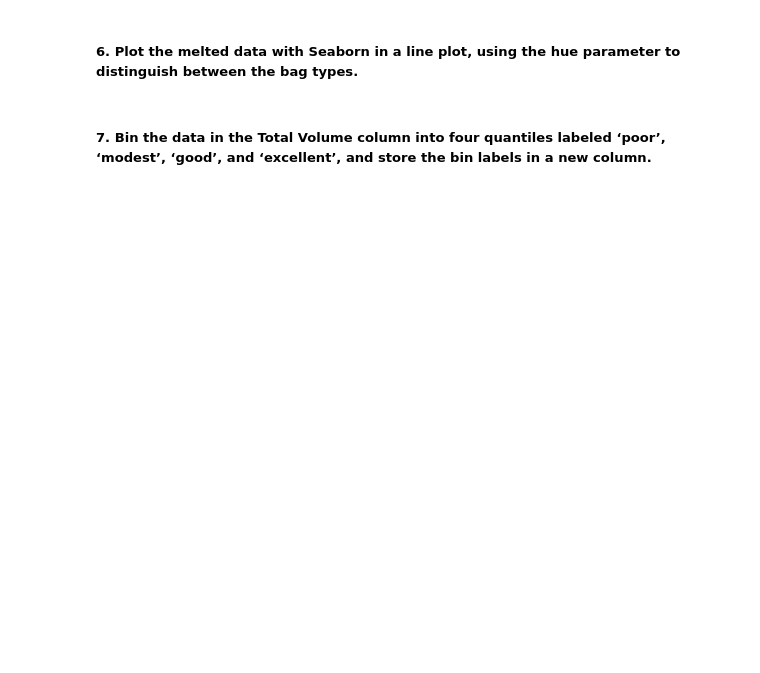
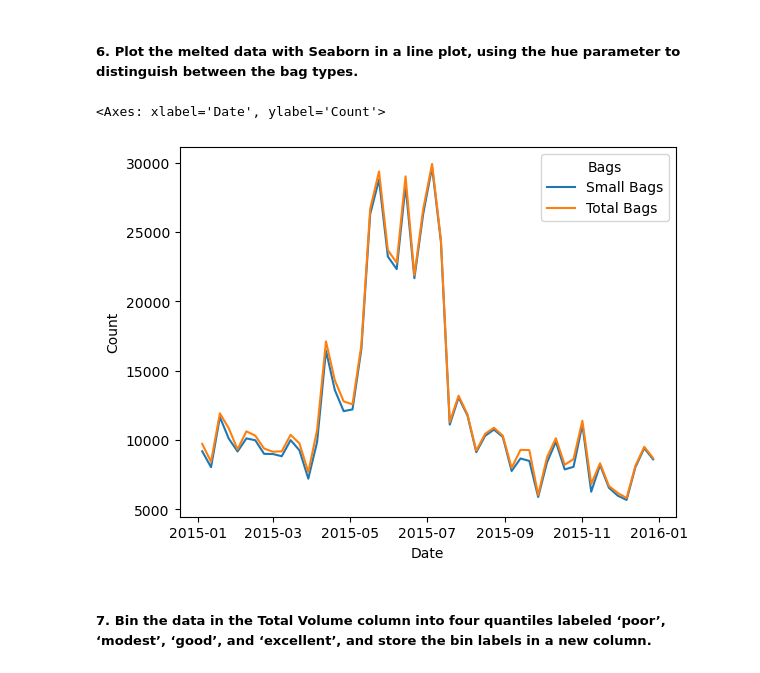
Before and after one commit to mesieou/deakin, a Jupyter notebook: introduction-to-ai/p7/P7.ipynb, the cells around one changed output. Drawn from its saved outputs; the diff is of its cells as text; code cells hidden in the pictures; blank space fills up the shorter version.

```diff
--- a/introduction-to-ai/p7/P7.ipynb
+++ b/introduction-to-ai/p7/P7.ipynb
@@ -41,8 +46,11 @@ data.info()
+# %%
+data["Date"] = pd.to_datetime(data["Date"])
 # %% [markdown]
 ##### 4.	Filter the data so it contains just the rows for 2015, for the conventional type, and for the region named Albany. Store just the Date, Total Bags, and Small Bags columns in a new DataFrame.
 # %%
 # write your code here
 
 # Filter the data to include only the rows where the year is 2015, the region is "Albany", and the type is "conventional"
-
+data_filtered = data.query("year == 2015 and type == 'conventional' and region == 'Albany'")
 # Select only the "Date", "Total Bags", and "Small Bags" columns from the filtered data
+date_total_and_small_bags = data_filtered[['Date', 'Total Bags', 'Small Bags']]
@@ -52,6 +78,8 @@ data.info()
 # write your code here
 
 # Reshape the data using pd.melt(), with the "Date" column as the identifier variable
+data_new = date_total_and_small_bags.melt(id_vars=['Date'], value_vars=['Small Bags', 'Total Bags'], var_name='Bags', value_name='Count')
 # and the "Total Bags" and "Small Bags" columns as the value variables
 
 # Display the reshaped data
+display(data_new)
@@ -59,5 +101,9 @@ data.info()
 ##### 6.	Plot the melted data with Seaborn in a line plot, using the hue parameter to distinguish between the bag types.
 # %%
 # write your code here
+sns.lineplot(data=data_new, x='Date', y='Count', hue='Bags')
+# %% [output]
+<Axes: xlabel='Date', ylabel='Count'>
+[figure, added]
 # %% [markdown]
 ##### 7.	Bin the data in the Total Volume column into four quantiles labeled ‘poor’, ‘modest’, ‘good’, and ‘excellent’, and store the bin labels in a new column.
```
Also changed, not shown: parts of 8 cells of this notebook.
